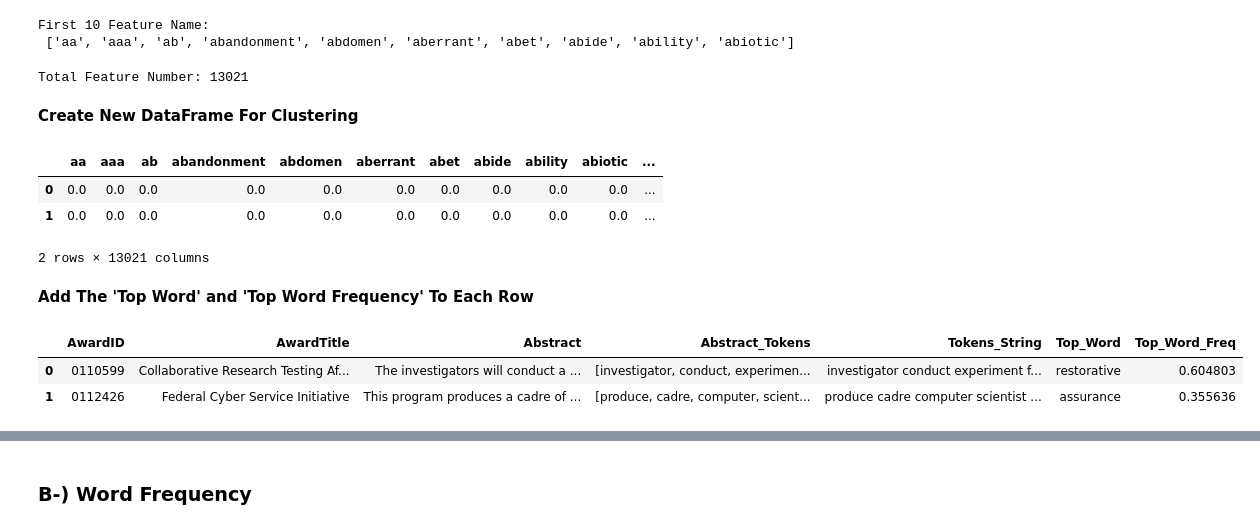
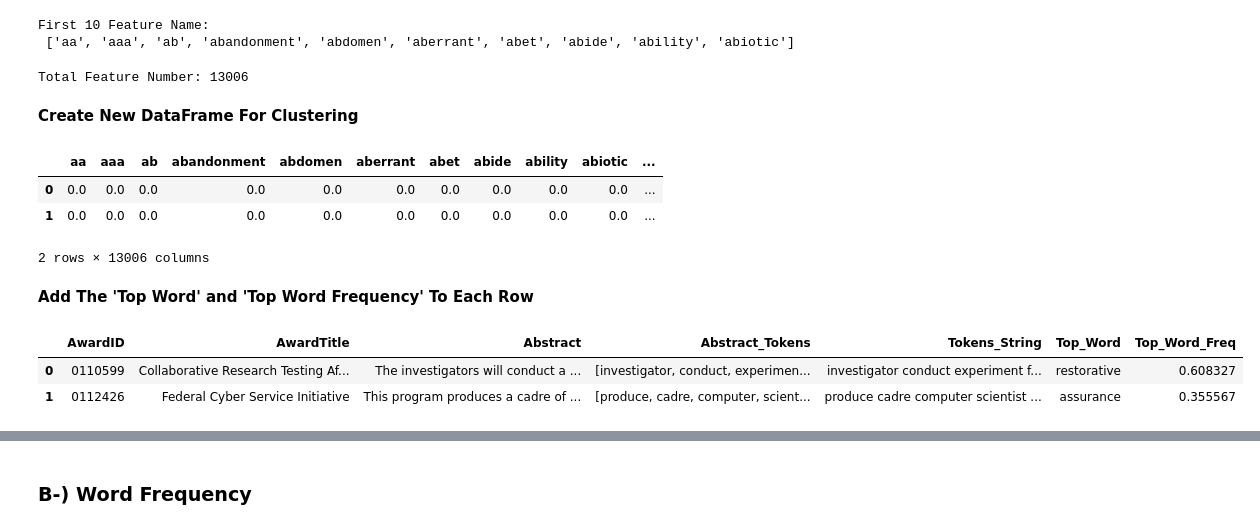
Before and after one commit to msklc/Text-Mining-Approach-to-Analyze-The-Cyber-Security-Related-Articles, a Jupyter notebook: PART-3 Text Mining.ipynb, the cells around one changed output, grey strips where cells are left out. Drawn from its saved outputs; the diff is of its cells as text; code cells hidden in the pictures.

```diff
--- a/PART-3 Text Mining.ipynb
+++ b/PART-3 Text Mining.ipynb
@@ -171,7 +175,7 @@ stopwords_list=nltk.corpus.stopwords.words('english')
 
 #extend the stopwords list
 stopwords_list.extend(['cannot','many','much','also','well','better','via','able','could','able','whether',
-                      'either','unfortunately'])
+                      'either','unfortunately','far','new','high'])
 
 #extend the stopwords list with unneccessary words for this study
 stopwords_list.extend(['abstract','program','pi'])
@@ -295,7 +299,7 @@ First 10 Feature Name:
 # %%
 print('Total Feature Number: {}'.format(len(v.vocabulary_)))
 # %% [output]
-Total Feature Number: 13021
+Total Feature Number: 13006
 # %% [markdown]
 __Create New DataFrame For Clustering__
 # %%
@@ -305,14 +309,14 @@ df_for_clustering.head(2)
 |  | aa | aaa | ab | abandonment | abdomen | aberrant | abet | abide | ability | abiotic | ... |
 | 0 | 0.0 | 0.0 | 0.0 | 0.0 | 0.0 | 0.0 | 0.0 | 0.0 | 0.0 | 0.0 | ... |
 | 1 | 0.0 | 0.0 | 0.0 | 0.0 | 0.0 | 0.0 | 0.0 | 0.0 | 0.0 | 0.0 | ... |
-2 rows × 13021 columns
+2 rows × 13006 columns
 # %% [markdown]
 __Add The 'Top Word' and 'Top Word Frequency' To Each Row__
 # %%
-df_sum2['Top_Word']=df.idxmax(axis=1)
-df_sum2['Top_Word_Freq']=df.max(axis=1)
+df_sum2['Top_Word']=df_for_clustering.idxmax(axis=1)
+df_sum2['Top_Word_Freq']=df_for_clustering.max(axis=1)
 df_sum2.head(2)
 # %% [output]
 |  | AwardID | AwardTitle | Abstract | Abstract_Tokens | Tokens_String | Top_Word | Top_Word_Freq |
-| 0 | 0110599 | Collaborative Research Testing Af... | The investigators will conduct a ... | [investigator, conduct, experimen... | investigator conduct experiment f... | restorative | 0.604803 |
-| 1 | 0112426 | Federal Cyber Service Initiative | This program produces a cadre of ... | [produce, cadre, computer, scient... | produce cadre computer scientist ... | assurance | 0.355636 |
+| 0 | 0110599 | Collaborative Research Testing Af... | The investigators will conduct a ... | [investigator, conduct, experimen... | investigator conduct experiment f... | restorative | 0.608327 |
+| 1 | 0112426 | Federal Cyber Service Initiative | This program produces a cadre of ... | [produce, cadre, computer, scient... | produce cadre computer scientist ... | assurance | 0.355567 |
```
Also changed, not shown: parts of 38 cells of this notebook, 6 other files.
